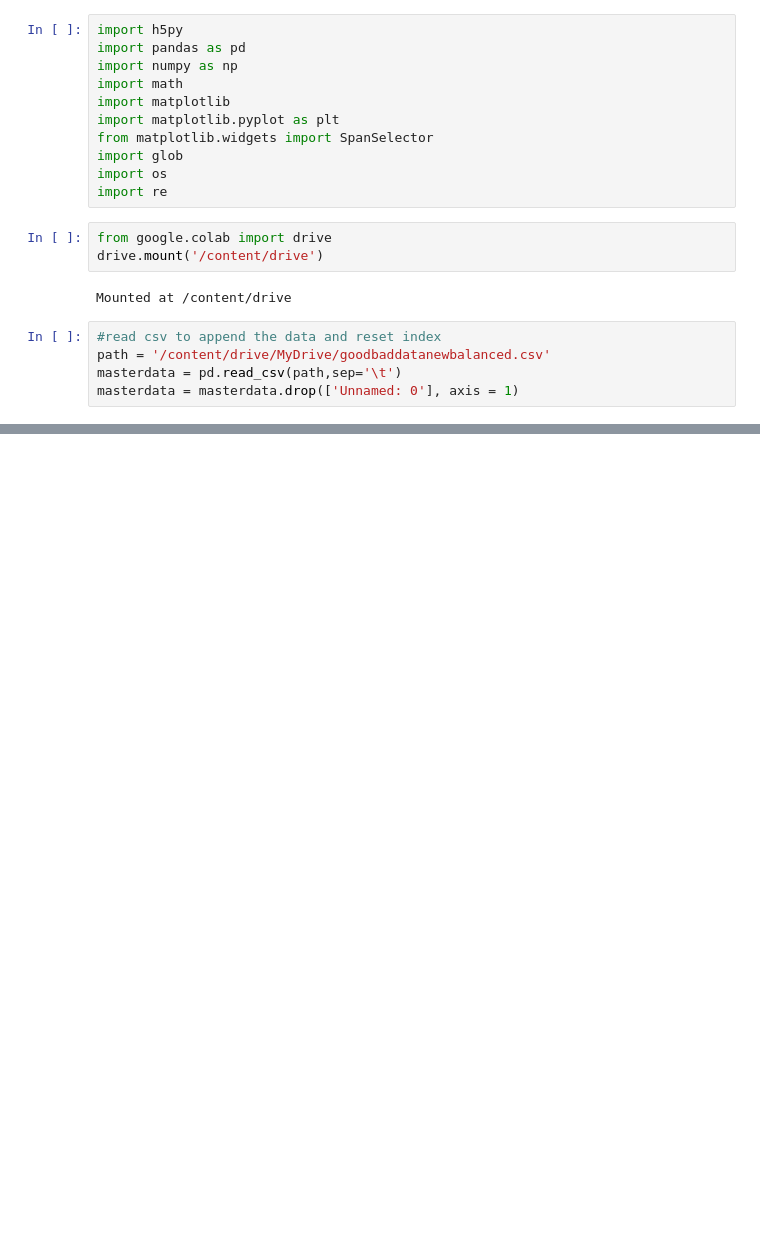
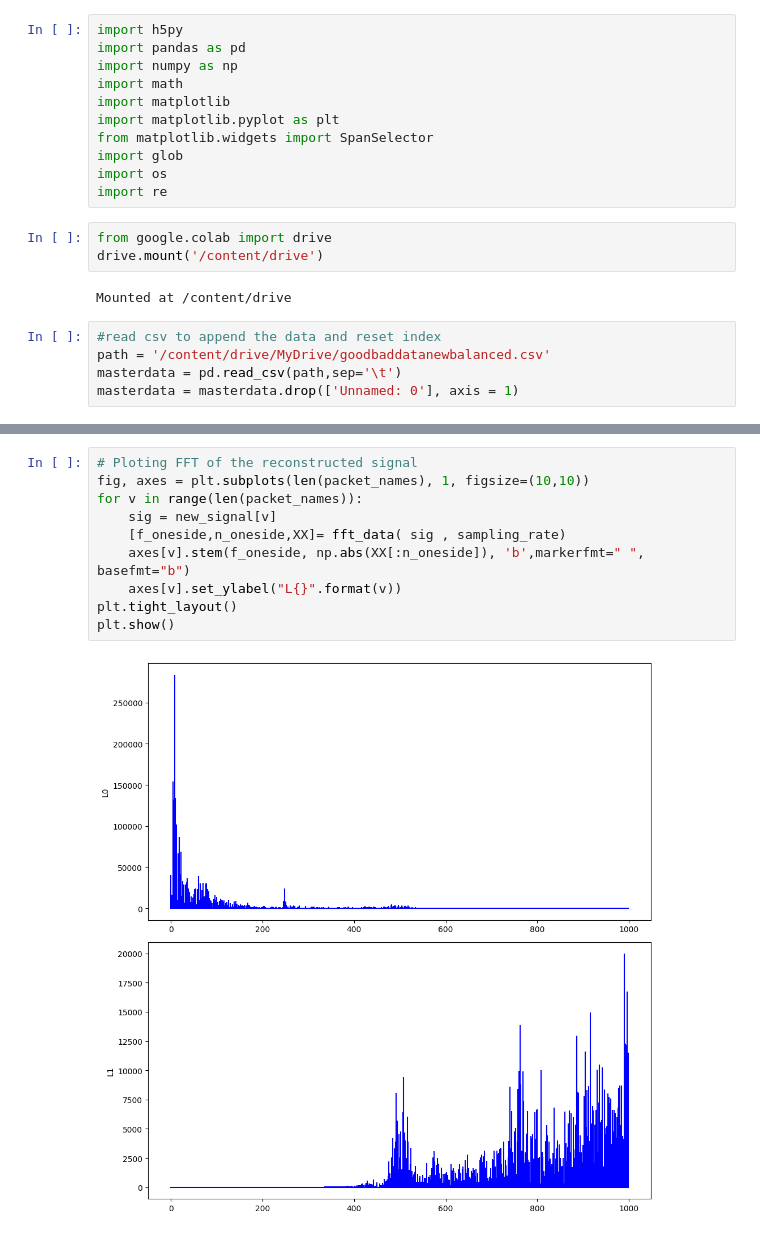
Before and after one commit to AbbasHussain72/Wavelet-featre-extraction-, a Jupyter notebook: Wavelet_level_decomposition.ipynb, the cells around one changed output, grey strips where cells are left out. Cells and saved outputs as stored; diff of their text form; blank space fills up the shorter version.

```diff
--- a/Wavelet_level_decomposition.ipynb
+++ b/Wavelet_level_decomposition.ipynb
@@ -157,0 +98,12 @@ plt.show()
+# %%
+# Ploting FFT of the reconstructed signal
+fig, axes = plt.subplots(len(packet_names), 1, figsize=(10,10))
+for v in range(len(packet_names)):
+    sig = new_signal[v]
+    [f_oneside,n_oneside,XX]= fft_data( sig , sampling_rate)
+    axes[v].stem(f_oneside, np.abs(XX[:n_oneside]), 'b',markerfmt=" ", basefmt="b")
+    axes[v].set_ylabel("L{}".format(v))
+plt.tight_layout()
+plt.show()
+# %% [output]
+[figure, added]
```
Also changed, not shown: parts of 25 cells of this notebook.
